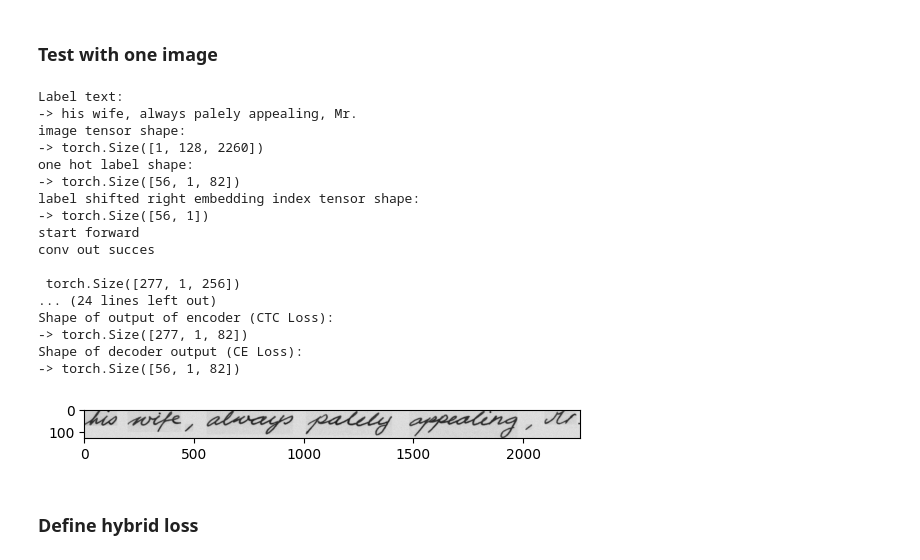
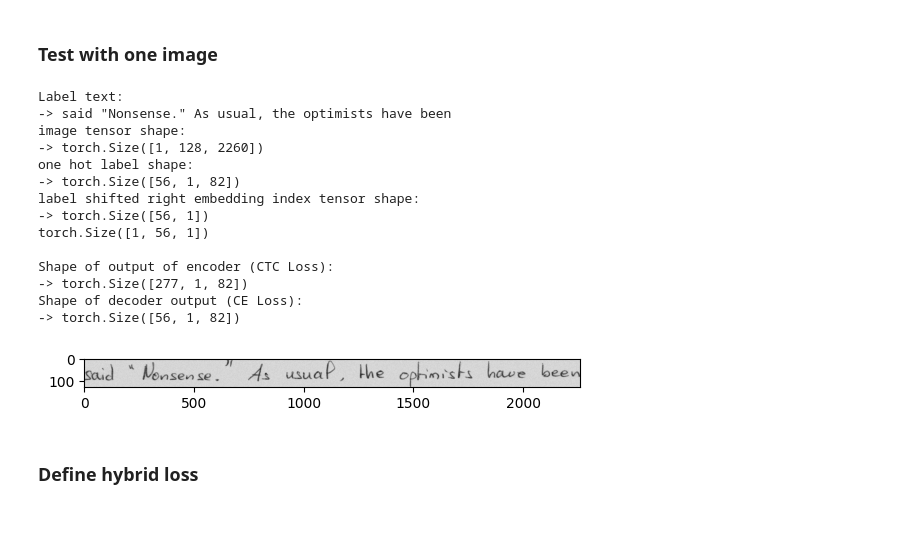
Before and after one commit to Jiayun-Zhang/HWR, a Jupyter notebook: IAM_pipelines/lightweight_transformer_pipeline.ipynb, the cells around one changed output. Saved outputs shown, nothing was run; the diff lists cells and outputs as text; code cells hidden in the pictures; blank space fills up the shorter version.

Commit message:
bugs fixed, only CTC Loss left

```diff
--- a/IAM_pipelines/lightweight_transformer_pipeline.ipynb
+++ b/IAM_pipelines/lightweight_transformer_pipeline.ipynb
@@ -388,0 +507,24 @@ Model architecture
+# %%
+class HWRTransformerDecoder(nn.Module):
+    def __init__(self, total_nr_of_tokens):
+        super(HWRTransformerDecoder, self).__init__()
+
+        # transformer decoder layers (4 stacked transformer encoder layers (4 headed attention))
+        self.trans_decoder1 = nn.TransformerDecoderLayer(d_model = 256, nhead = 4, dim_feedforward = 1024, dropout = 0.2)
+        self.trans_decoder2 = nn.TransformerDecoderLayer(d_model = 256, nhead = 4, dim_feedforward = 1024, dropout = 0.2)
+        self.trans_decoder3 = nn.TransformerDecoderLayer(d_model = 256, nhead = 4, dim_feedforward = 1024, dropout = 0.2)
+        self.trans_decoder4 = nn.TransformerDecoderLayer(d_model = 256, nhead = 4, dim_feedforward = 1024, dropout = 0.2)
+
+        self.decoder_out_dense = nn.Linear(256, total_nr_of_tokens)
+
+    def forward(self, decoder_in, encoder_out, target_mask):
+        # input encoder output and predicted chars into decoder
+        decoder_out = self.trans_decoder1(decoder_in, encoder_out, target_mask)
+        decoder_out = self.trans_decoder2(decoder_out, encoder_out, target_mask)
+        decoder_out = self.trans_decoder3(decoder_out, encoder_out, target_mask)
+        decoder_out = self.trans_decoder4(decoder_out, encoder_out, target_mask)
+
+        # dense layer after decoder to predict one of all tokens (CE Loss)
+        decoder_out = self.decoder_out_dense(decoder_out)
+
+        return decoder_out
@@ -570,47 +774,46 @@ class HWRTransformer(nn.Module):
 # %% [markdown]
 ### Initialize transformer model
 # %%
-hwr_transformer = HWRTransformer(input_width, INPUT_HEIGHT, len(char_to_idx_mapping), longest_label)
+hwr_transformer = HWRTransformer(INPUT_HEIGHT, input_width, len(char_to_idx_mapping), longest_label)
 # %% [markdown]
 ### Test with one image
 # %%
 # test image as tensor, test label as one hot encoded target characters, labels shifted right as indices for embedding table
-test_image, test_label_one_hot, label_shifted_right_idxs = train_set[2]
+test_image, test_label_one_hot, labels_shifted_right_idxs = train_set[2]
 print("Label text:\n->", train_set.data['labels'][2])
 print("image tensor shape:\n->", test_image.shape)
 print("one hot label shape:\n->", test_label_one_hot.shape)
 # torch.set_printoptions(threshold=10000)
 # print(test_label_one_hot)
-print("label shifted right embedding index tensor shape:\n->", label_shifted_right_idxs.shape)
+print("label shifted right embedding index tensor shape:\n->", labels_shifted_right_idxs.shape)
 
 # create "batch" with single image
 test_image_batch = test_image.unsqueeze(0)
+labels_shifted_right_idxs_batch = labels_shifted_right_idxs.unsqueeze(0)
 
 plt.imshow(test_image_batch[0, 0, :, :], cmap = "gray")
 
 # test label = <BOS> *sentence in tokens* <EOS> <PAD> <PAD> ...
-out1, out2 = hwr_transformer(test_image_batch, label_shifted_right_idxs)
+out1, out2 = hwr_transformer(test_image_batch, labels_shifted_right_idxs_batch)
+# out1 = hwr_transformer(test_image_batch, label_shifted_right_idxs)
 print("\nShape of output of encoder (CTC Loss):\n->", out1.shape)
 print("Shape of decoder output (CE Loss):\n->", out2.shape)
 # %% [output]
 Label text:
--> his wife, always palely appealing, Mr.
+-> said "Nonsense." As usual, the optimists have been
 image tensor shape:
 -> torch.Size([1, 128, 2260])
 one hot label shape:
 -> torch.Size([56, 1, 82])
 label shifted right embedding index tensor shape:
 -> torch.Size([56, 1])
-start forward
-conv out succes
+torch.Size([1, 56, 1])
 
- torch.Size([277, 1, 256])
-... (24 lines left out)
 Shape of output of encoder (CTC Loss):
 -> torch.Size([277, 1, 82])
 Shape of decoder output (CE Loss):
 -> torch.Size([56, 1, 82])
-[figure, old version]
+[figure, new version]
 # %% [markdown]
 ### Define hybrid loss
 # %%
```
Also changed, not shown: parts of 12 cells of this notebook.
